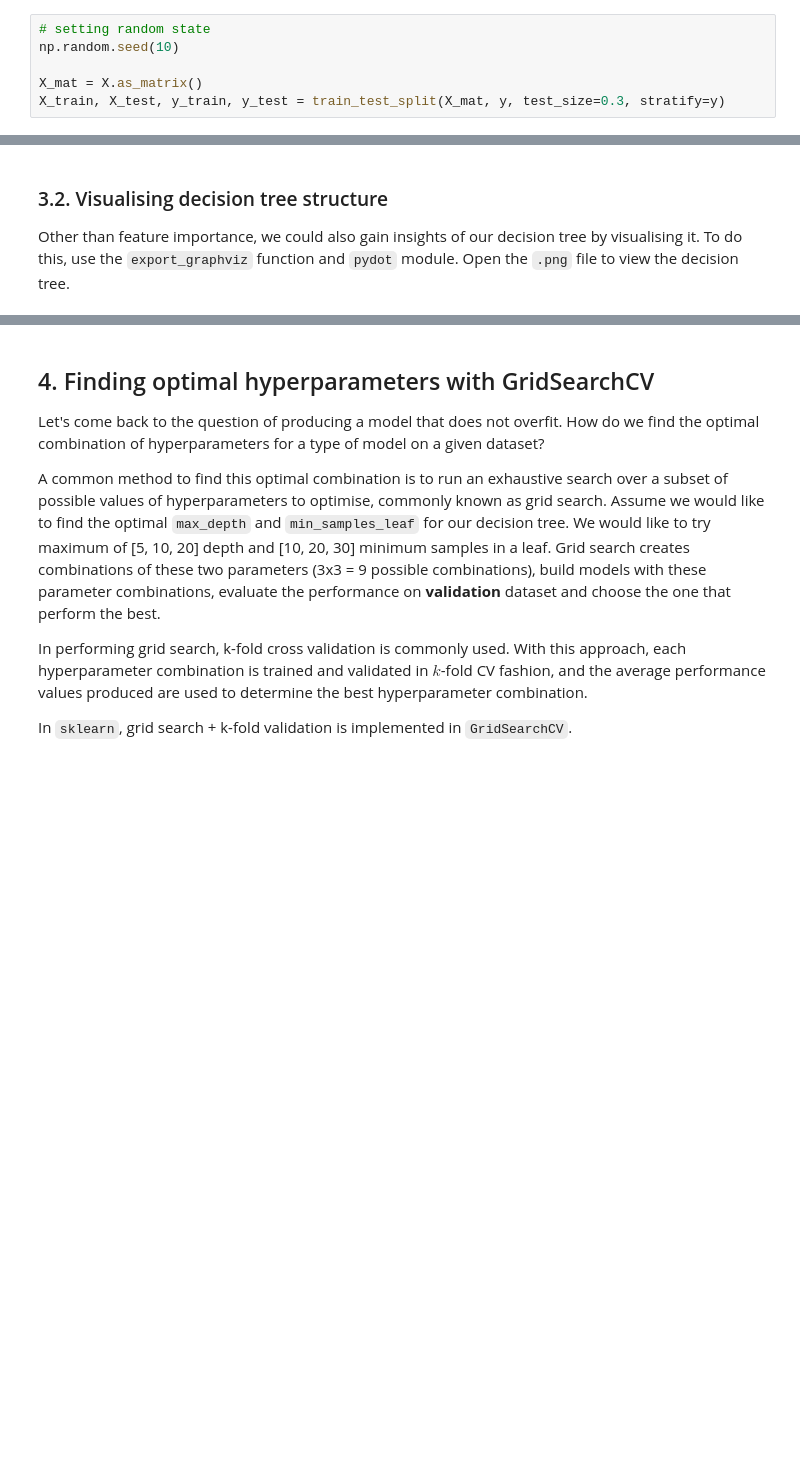
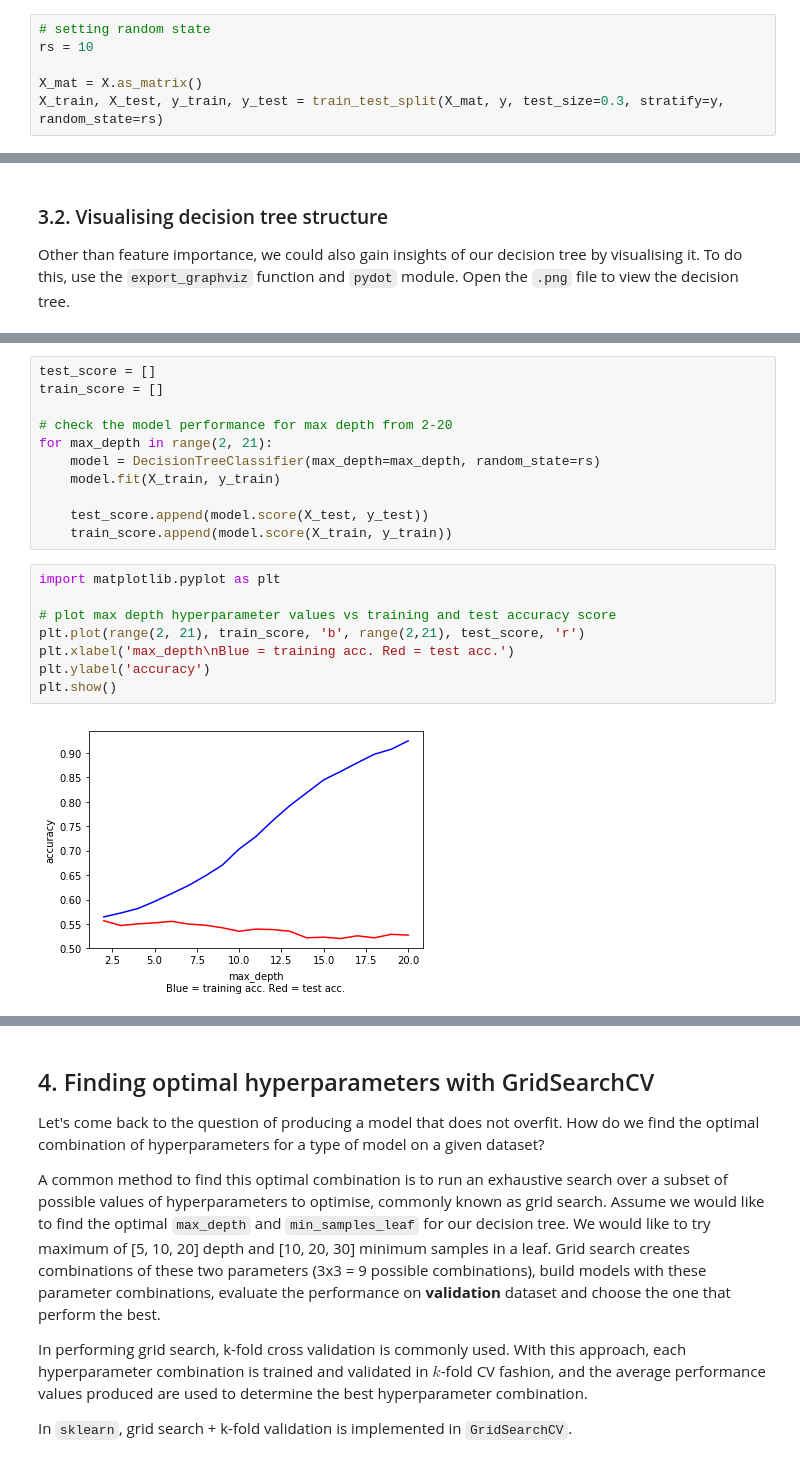
Before and after one commit to liehendi11/IFN645, a Jupyter notebook: prac3 - decision tree.ipynb, the cells around one changed output, grey strips where cells are left out. Saved outputs shown, nothing was run; the diff lists cells and outputs as text; blank space fills up the shorter version.

```diff
--- a/prac3 - decision tree.ipynb
+++ b/prac3 - decision tree.ipynb
@@ -107,10 +107,10 @@ As `train_test_split` shuffles the dataset before splitting it, it is important
 > In computer science, random seed (supplied to `random_state` hyperparameter in sklearn functions) is a number used to initialise pseudo-random number generator. Certain aspects of data mining/machine learning algorithms rely on randomness, such as shuffling dataset and initialising weights for gradient descent in logistic regression and decision tree. A consistent random seed ensures the results of running an algorithm consistent along multiple runs
 # %%
 # setting random state
-np.random.seed(10)
+rs = 10
 
 X_mat = X.as_matrix()
-X_train, X_test, y_train, y_test = train_test_split(X_mat, y, test_size=0.3, stratify=y)
+X_train, X_test, y_train, y_test = train_test_split(X_mat, y, test_size=0.3, stratify=y, random_state=rs)
 # %% [markdown]
 ### 2.2. Model construction and evaluation
 Once the data partitions are set up, we are ready to fit our first model to the training data. Let's start by importing `DecisionTreeClassifier`, initialise a model, and then training it using `.fit` function. Similar with the train_test_split, `random_state` is supplied to ensure consistent results in using the decision tree model.
@@ -286,0 +317,21 @@ The decision tree starts splitting with `GiftAvgLast`, with `GiftAvgCard36` and
+# %%
+test_score = []
+train_score = []
+
+# check the model performance for max depth from 2-20
+for max_depth in range(2, 21):
+    model = DecisionTreeClassifier(max_depth=max_depth, random_state=rs)
+    model.fit(X_train, y_train)
+
+    test_score.append(model.score(X_test, y_test))
+    train_score.append(model.score(X_train, y_train))
+# %%
+import matplotlib.pyplot as plt
+
+# plot max depth hyperparameter values vs training and test accuracy score
+plt.plot(range(2, 21), train_score, 'b', range(2,21), test_score, 'r')
+plt.xlabel('max_depth\nBlue = training acc. Red = test acc.')
+plt.ylabel('accuracy')
+plt.show()
+# %% [output]
+[figure, added]
```
Also changed, not shown: parts of 21 cells of this notebook, 6 other files.
